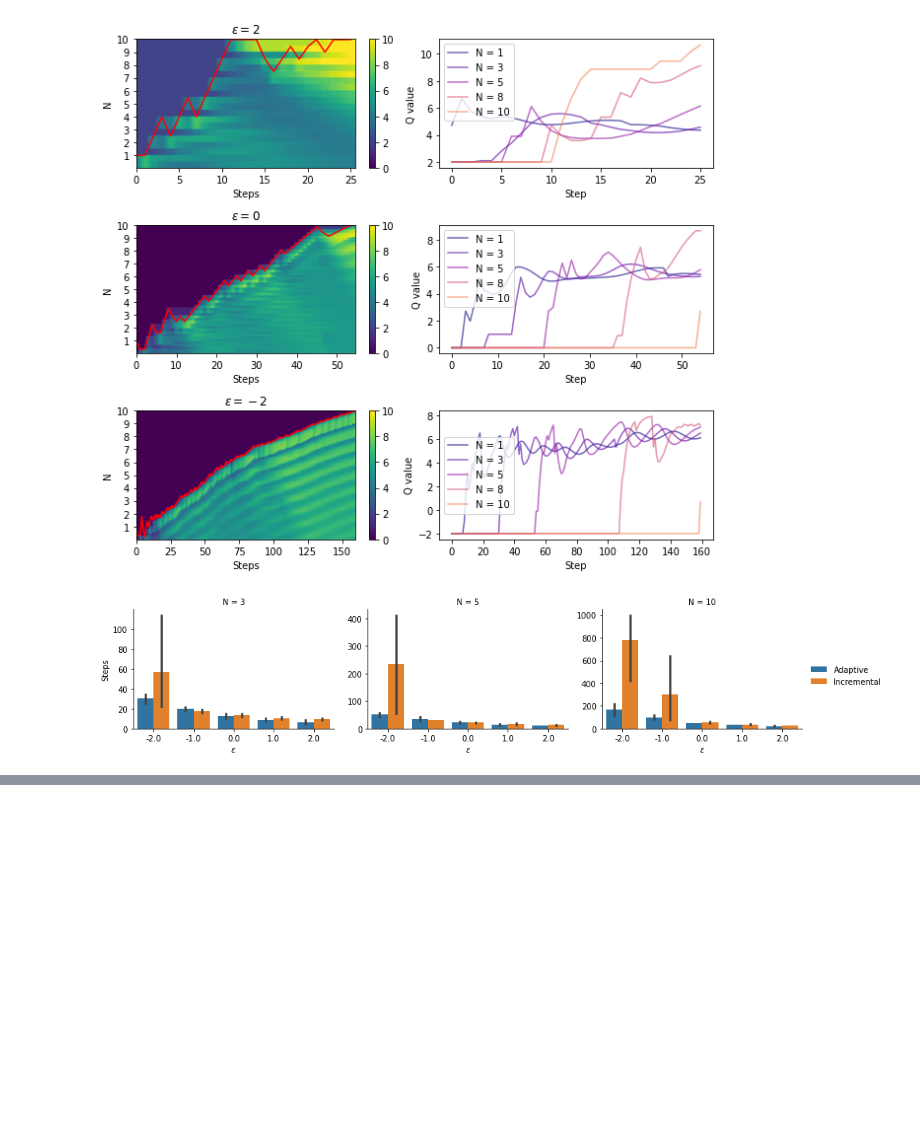
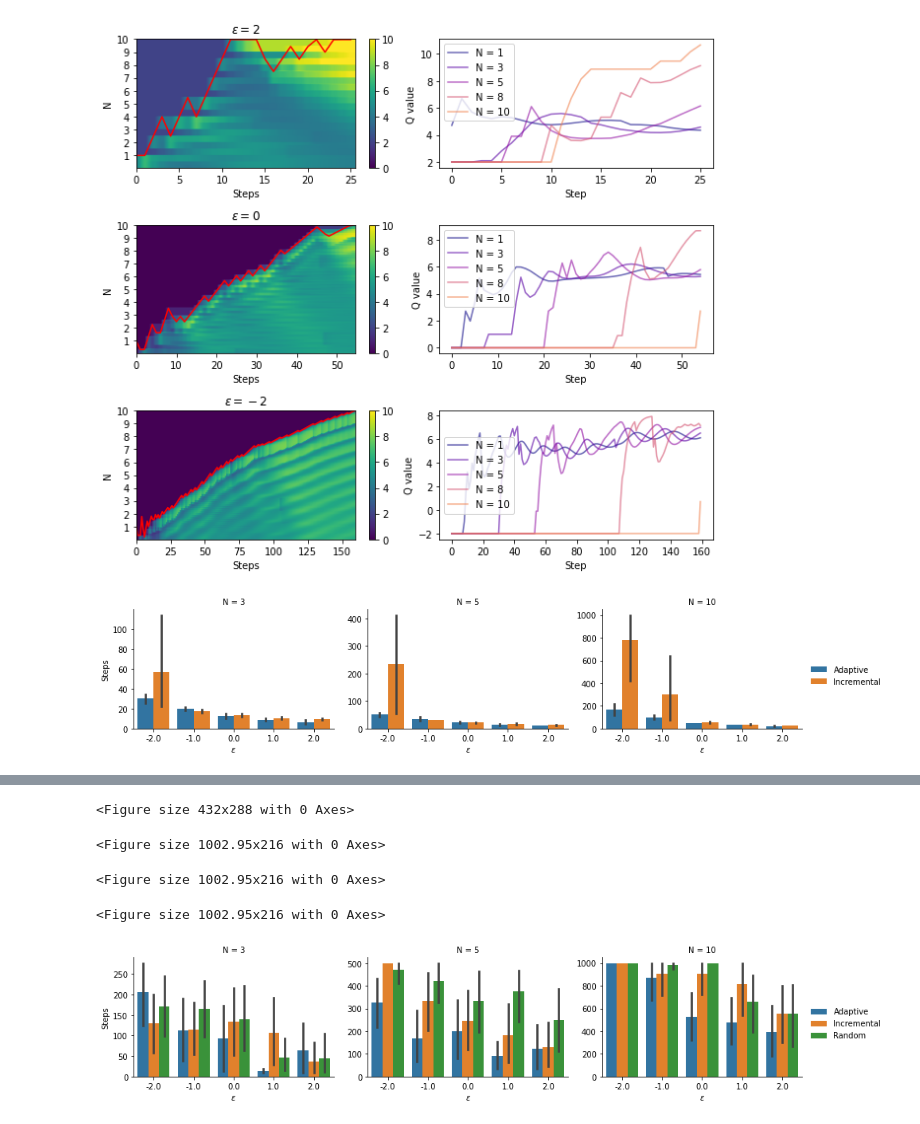
Before and after one commit to wtong98/automated-curriculum-learning, a Jupyter notebook: binary_env/paper_fig/notebook/plotter.ipynb, the cells around one changed output, grey strips where cells are left out. Drawn from its saved outputs; the diff is of its cells as text; code cells hidden in the pictures; blank space fills up the shorter version.

```diff
--- a/binary_env/paper_fig/notebook/plotter.ipynb
+++ b/binary_env/paper_fig/notebook/plotter.ipynb
@@ -331,0 +409,34 @@ plt.savefig(fig_dir / 'cont_benchmarks_conjoined.png')
+# %%
+# setting up for benchmark plotting
+fig_dir = Path('fig/hetero_eps')
+if not fig_dir.exists():
+    fig_dir.mkdir(parents=True)
+
+def extract_plot_vals(row):
+    traj_lens = [len(traj) for traj in row['runs']]
+
+    return pd.Series([
+        row['name'],
+        row['run_params']['goal_length'],
+        np.round(row['run_params']['eps'].loc, decimals=2),
+        np.round(row['run_params']['eps'].scale, decimals=2),
+        traj_lens
+    ], index=['name', 'N', 'eps', 'sig', 'traj_lens'])
+
+
+plot_df = df.apply(extract_plot_vals, axis=1).explode('traj_lens')
+
+for s in sigs:
+    plt.clf()
+
+    g = sns.catplot(plot_df[plot_df['sig'] == s], x='eps', y='traj_lens', hue='name', col='N', kind='bar', sharey=False, height=3, aspect=1.4)
+    g.set_axis_labels(f'$\epsilon$', 'Steps')
+    g.legend.set_title('')
+
+    plt.savefig(fig_dir / f'hetero_eps_sig_{s}.png')
+# %% [output]
+<Figure size 432x288 with 0 Axes>
+<Figure size 1002.95x216 with 0 Axes>
+<Figure size 1002.95x216 with 0 Axes>
+<Figure size 1002.95x216 with 0 Axes>
+[figure, added]
```
Also changed, not shown: parts of 5 cells of this notebook.
